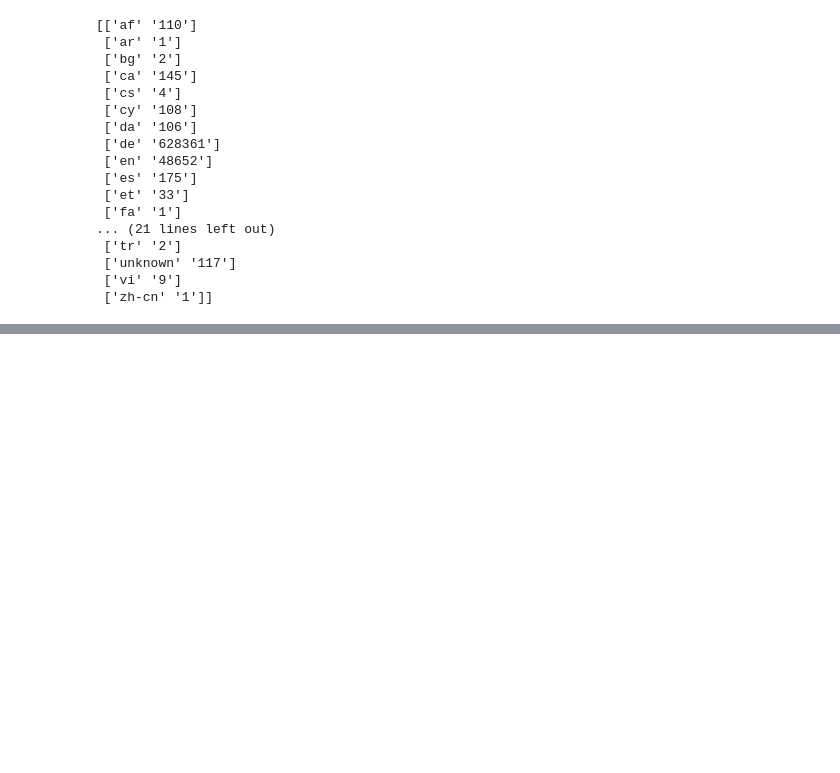
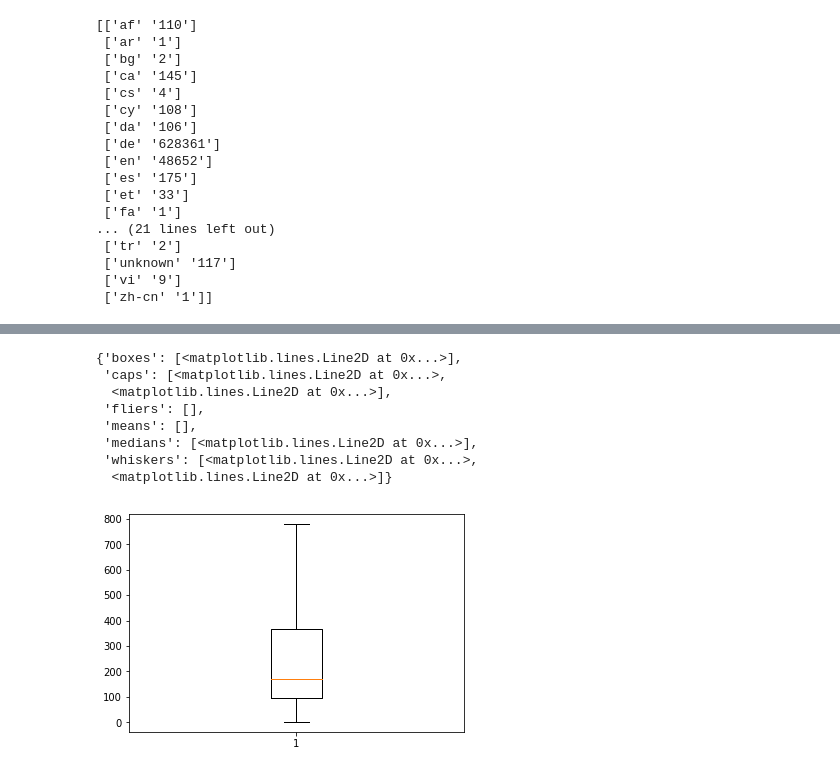
Before and after one commit to sorgmi/amazon_category_prediction, a Jupyter notebook: data/Amazon Reviews.ipynb, the cells around one changed output, grey strips where cells are left out. Drawn from its saved outputs; the diff is of its cells as text; code cells hidden in the pictures; blank space fills up the shorter version.

```diff
--- a/data/Amazon Reviews.ipynb
+++ b/data/Amazon Reviews.ipynb
@@ -290,0 +345,12 @@ print (np.asarray((unique, counts)).T)
+# %%
+plt.boxplot(us_lenghts, showfliers=False)
+# %% [output]
+{'boxes': [<matplotlib.lines.Line2D at 0x...>],
+ 'caps': [<matplotlib.lines.Line2D at 0x...>,
+  <matplotlib.lines.Line2D at 0x...>],
+ 'fliers': [],
+ 'means': [],
+ 'medians': [<matplotlib.lines.Line2D at 0x...>],
+ 'whiskers': [<matplotlib.lines.Line2D at 0x...>,
+  <matplotlib.lines.Line2D at 0x...>]}
+[figure, added]
```
Also changed, not shown: parts of 11 cells of this notebook, 2 other files.
